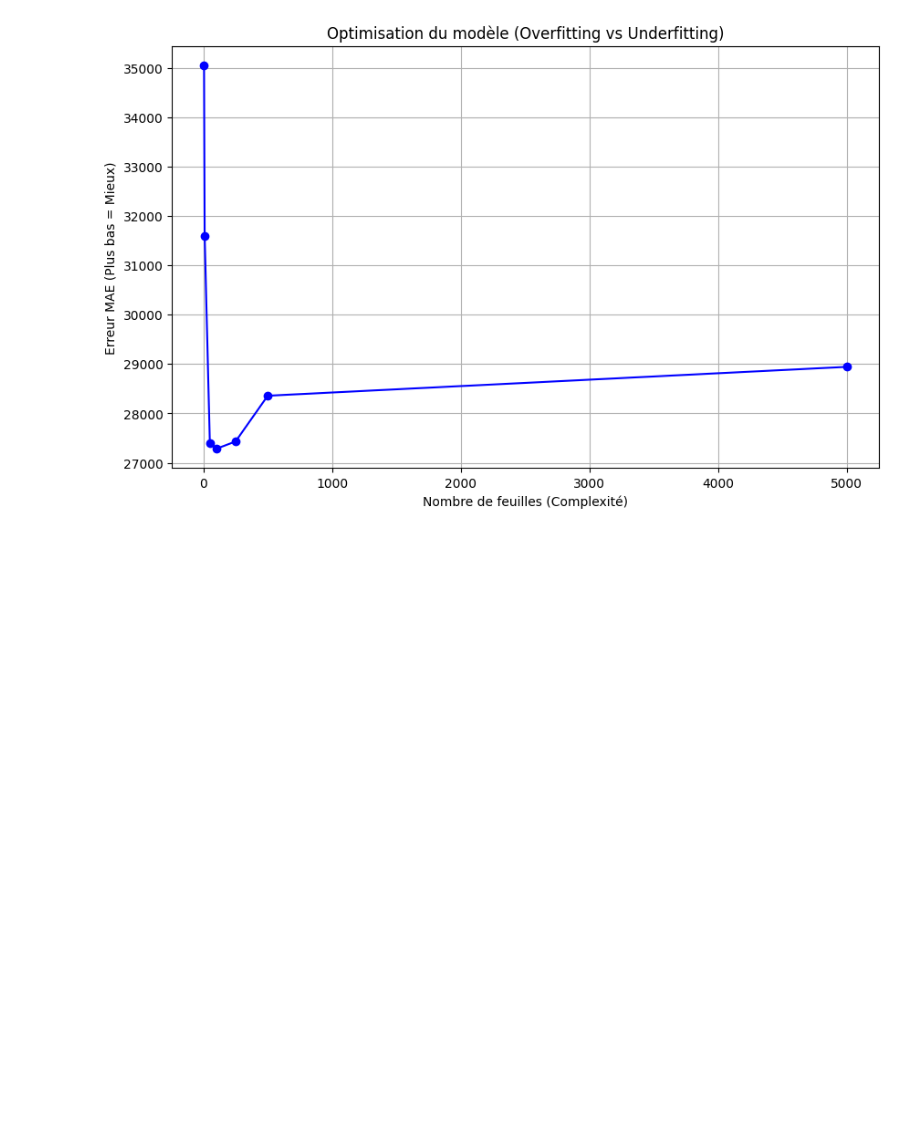
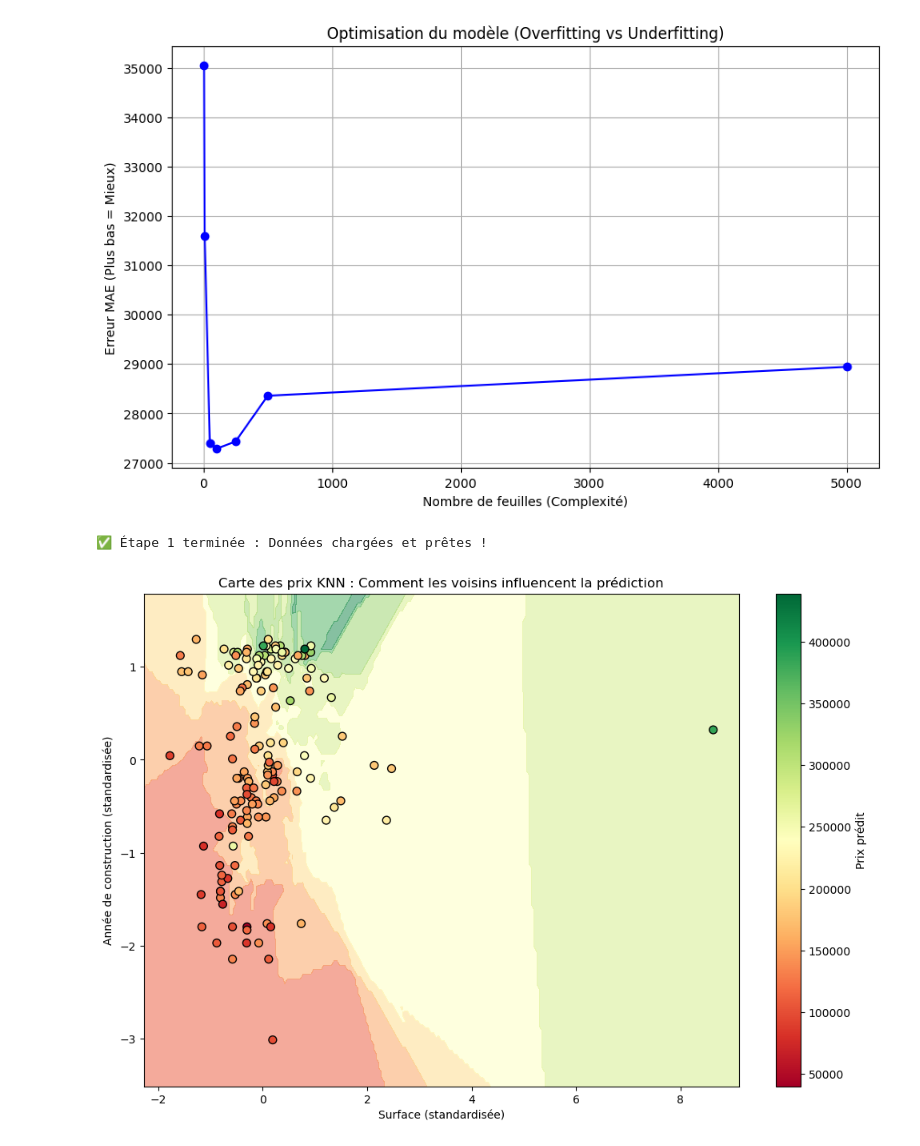
Before and after one commit to achrafaky/housing-price-prediction, a Jupyter notebook: main.ipynb, the cells around one changed output. Drawn from its saved outputs; the diff is of its cells as text; code cells hidden in the pictures; blank space fills up the shorter version.

Commit message:
Ajout des modèles Random Forest et KNN pour les prix des maisons

```diff
--- a/main.ipynb
+++ b/main.ipynb
@@ -314,3 +318,68 @@ plt.grid(True)
 plt.show()
 # %% [output]
 [figure]
+# %%
+import pandas as pd
+from sklearn.model_selection import train_test_split
+
+
+home_data = pd.read_csv('train.csv')
+
+
+y = home_data.SalePrice
+features = ['LotArea', 'YearBuilt', '1stFlrSF', '2ndFlrSF', 'FullBath', 'BedroomAbvGr', 'TotRmsAbvGrd']
+X = home_data[features]
+
+train_X, val_X, train_y, val_y = train_test_split(X, y, random_state=1)
+
+print("✅ Étape 1 terminée : Données chargées et prêtes !")
+p
+# %% [output]
+✅ Étape 1 terminée : Données chargées et prêtes !
+# %%
+import pandas as pd
+import numpy as np
+import matplotlib.pyplot as plt
+from sklearn.neighbors import KNeighborsRegressor
+from sklearn.preprocessing import StandardScaler
+
+# --- 1. CHARGEMENT ET PRÉPARATION ---
+data = pd.read_csv('train.csv').head(150) # On prend 150 maisons pour la clarté
+X = data[['LotArea', 'YearBuilt']]
+y = data['SalePrice']
+
+# --- 2. MISE À L'ÉCHELLE (SCALING) ---
+scaler = StandardScaler()
+X_scaled = scaler.fit_transform(X)
+
+# --- 3. LE MODÈLE KNN ---
+knn = KNeighborsRegressor(n_neighbors=5)
+knn.fit(X_scaled, y)
+
+# --- 4. CRÉATION D'UNE GRILLE DE PRÉDICTION ---
+# On crée un "tapis" de points pour couvrir tout le graphique
+x_min, x_max = X_scaled[:, 0].min() - 0.5, X_scaled[:, 0].max() + 0.5
+y_min, y_max = X_scaled[:, 1].min() - 0.5, X_scaled[:, 1].max() + 0.5
+xx, yy = np.meshgrid(np.arange(x_min, x_max, 0.05),
+                     np.arange(y_min, y_max, 0.05))
+
+# On prédit le prix pour chaque point de ce tapis
+Z = knn.predict(np.c_[xx.ravel(), yy.ravel()])
+Z = Z.reshape(xx.shape)
+
+# --- 5. AFFICHAGE DU GRAPHIQUE ---
+plt.figure(figsize=(12, 8))
+
+# On dessine les zones colorées
+plt.contourf(xx, yy, Z, cmap='RdYlGn', alpha=0.5)
+
+# On dessine les vraies maisons (les points)
+plt.scatter(X_scaled[:, 0], X_scaled[:, 1], c=y, cmap='RdYlGn', edgecolors='black', s=50)
+
+plt.title("Carte des prix KNN : Comment les voisins influencent la prédiction")
+plt.xlabel("Surface (standardisée)")
+plt.ylabel("Année de construction (standardisée)")
+plt.colorbar(label='Prix prédit')
+plt.show()
+# %% [output]
+[figure, added]
```
Also changed, not shown: parts of 3 cells of this notebook, 2 other files.
